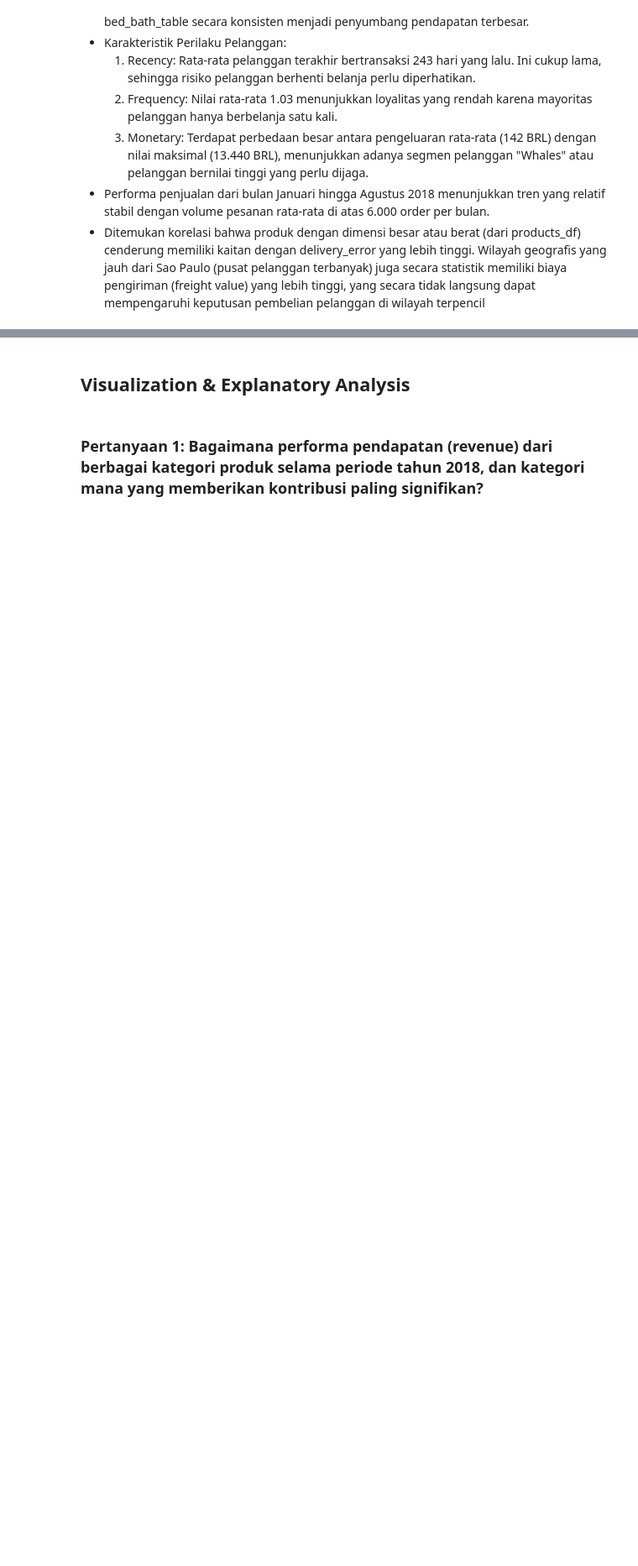
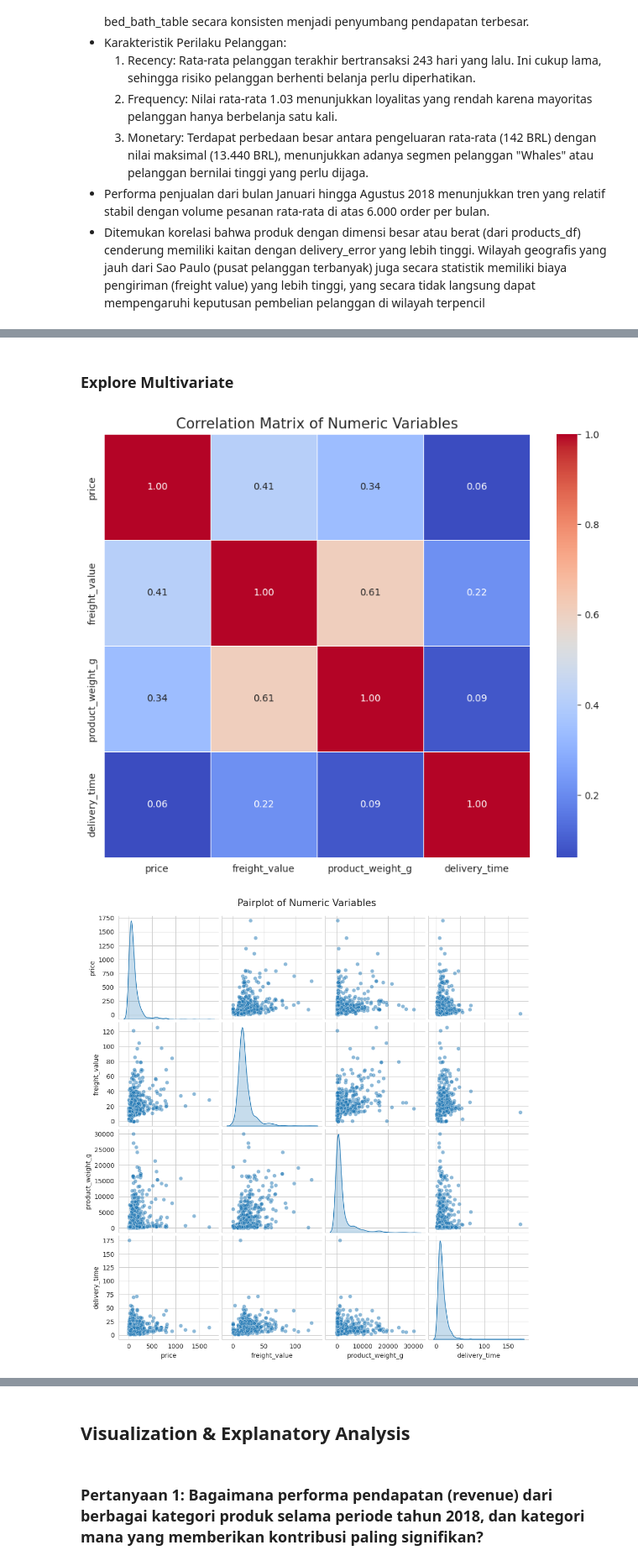
Before and after one commit to faniatantya-gif/ecommerce-data-analysis, a Jupyter notebook: notebook.ipynb, the cells around one changed output, grey strips where cells are left out. Shown at 84% size. Saved outputs shown, nothing was run; the diff lists cells and outputs as text; code cells hidden in the pictures; blank space fills up the shorter version.

```diff
--- a/notebook.ipynb
+++ b/notebook.ipynb
@@ -742,0 +808,32 @@ display(customer_behavior.head())
+# %% [markdown]
+### Explore Multivariate
+# %%
+if 'delivery_time' not in all_df.columns:
+    all_df['delivery_time'] = (all_df['order_delivered_customer_date'] - all_df['order_purchase_timestamp']).dt.days
+
+numeric_cols = ['price', 'freight_value', 'product_weight_g', 'delivery_time']
+corr_df = all_df[numeric_cols].dropna()
+
+# Correlation Matrix Heatmap
+plt.figure(figsize=(10, 8))
+correlation_matrix = corr_df.corr()
+sns.heatmap(correlation_matrix, annot=True, cmap='coolwarm', fmt=".2f", linewidths=0.5)
+plt.title("Correlation Matrix of Numeric Variables", fontsize=15)
+plt.show()
+
+# Pairplot
+sns.pairplot(corr_df.sample(min(1000, len(corr_df))), diag_kind='kde', plot_kws={'alpha':0.5})
+plt.suptitle("Pairplot of Numeric Variables", y=1.02, fontsize=15)
+plt.show()
+
+# Scatter Plot dengan Regression Line (Price vs Freight Value)
+plt.figure(figsize=(10, 6))
+sns.regplot(x='price', y='freight_value', data=corr_df.sample(min(1000, len(corr_df))),
+            scatter_kws={'alpha':0.3}, line_kws={'color':'red'})
+plt.title("Regression: Price vs Freight Value", fontsize=15)
+plt.xlabel("Price (BRL)")
+plt.ylabel("Freight Value (BRL)")
+plt.show()
+# %% [output]
+[figure, added]
+[figure, added]
```
Also changed, not shown: parts of 23 cells of this notebook.
